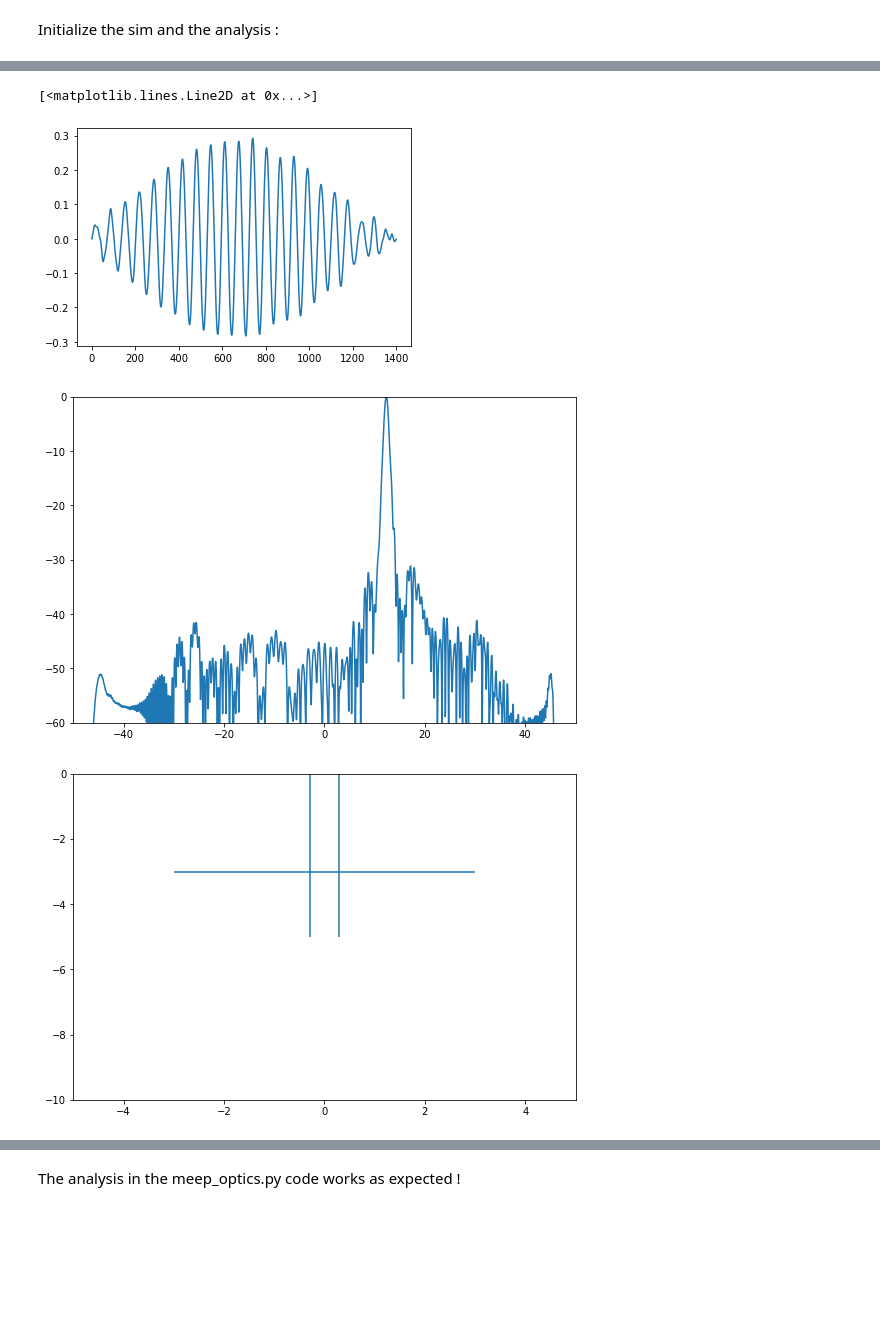
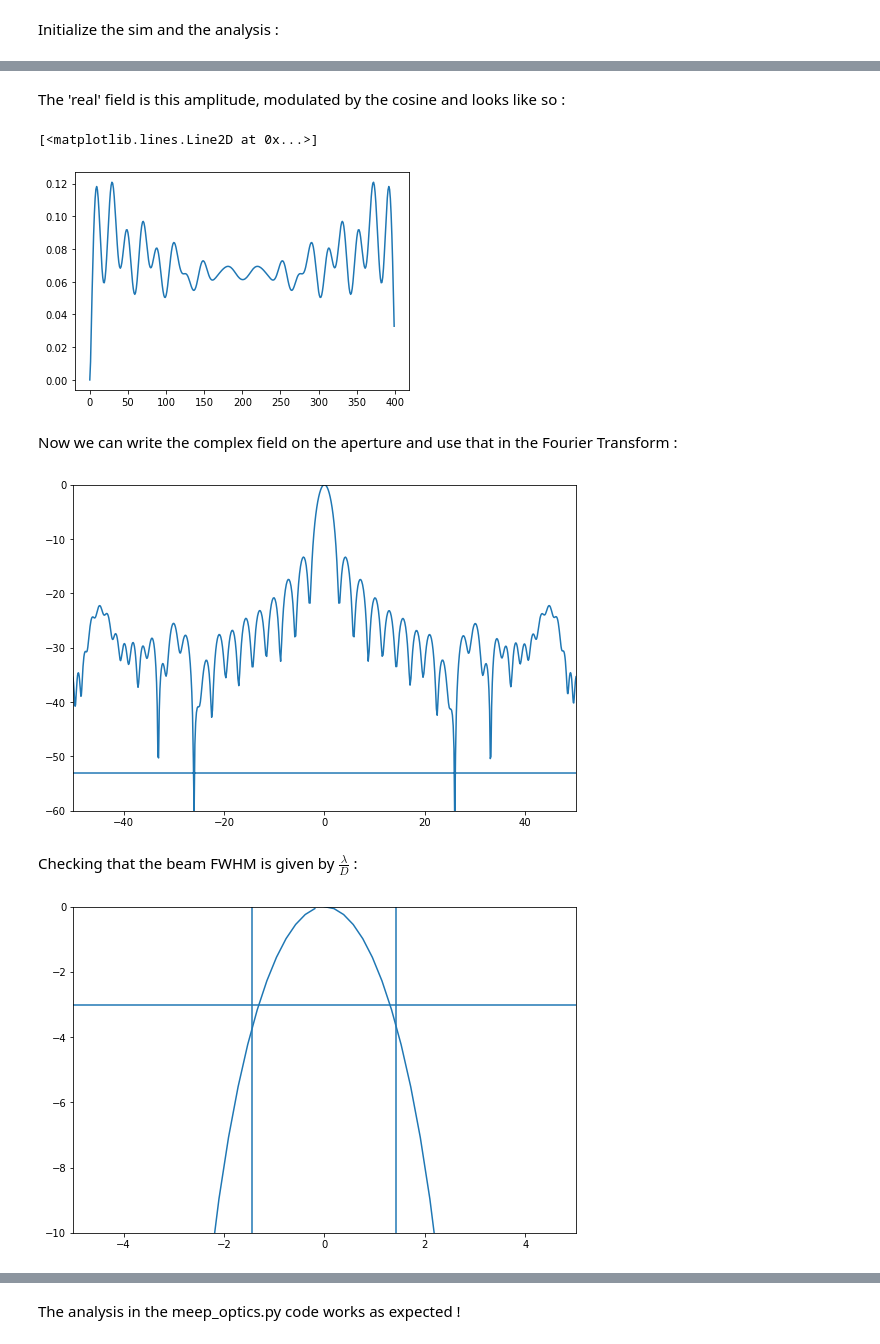
Before and after one commit to MolinAlexei/MEEPART, a Jupyter notebook: Optical_system_analysis.ipynb, the cells around one changed output, grey strips where cells are left out. Drawn from its saved outputs; the diff is of its cells as text; code cells hidden in the pictures; blank space fills up the shorter version.

```diff
--- a/Optical_system_analysis.ipynb
+++ b/Optical_system_analysis.ipynb
@@ -52,6 +52,6 @@ We choose a wavelength of 10. The PML layer is fixed to half a wavelength.
 # %%
-wavelength = 2
-res = 7
+wavelength = 10
+res = 2
 dpml = 5
 # %% [markdown]
 Because the assembly process is always the same, let's wrap in a single function :
@@ -166,9 +155,13 @@ plt.plot(np.arange(200*res), np.abs(amplitude))
+# %% [markdown]
+The 'real' field is this amplitude, modulated by the cosine and looks like so :
 # %%
 x = np.arange(200*res)
 plt.plot(x, amplitude*np.cos(phase))
 # %% [output]
 [<matplotlib.lines.Line2D at 0x...>]
-[figure, old version]
+[figure, new version]
+# %% [markdown]
+Now we can write the complex field on the aperture and use that in the Fourier Transform :
 # %%
 signal = amplitude*np.exp(1j*phase)
 
@@ -186,14 +179,16 @@ plt.xlim((-50,50))
 plt.ylim((-60,0))
 plt.show()
 # %% [output]
-[figure, old version]
+[figure, new version]
+# %% [markdown]
+Checking that the beam FWHM is given by $\frac{\lambda}{D}$ :
 # %%
 plt.figure(figsize = (9,6))
 plt.plot(degrees, fft_dB)
 plt.xlim((-5,5))
 plt.ylim((-10,0))
-plt.hlines(10*np.log10(.5), -3, 3)
-plt.vlines([-wavelength*180/(2*200*np.pi), wavelength*180/(2*200*np.pi)], -5, 0)
+plt.hlines(10*np.log10(.5), -5, 5)
+plt.vlines([-wavelength*180/(2*200*np.pi), wavelength*180/(2*200*np.pi)], -10, 0)
 plt.show()
 # %% [output]
-[figure, old version]
+[figure, new version]
```
Also changed, not shown: parts of 56 cells of this notebook.
